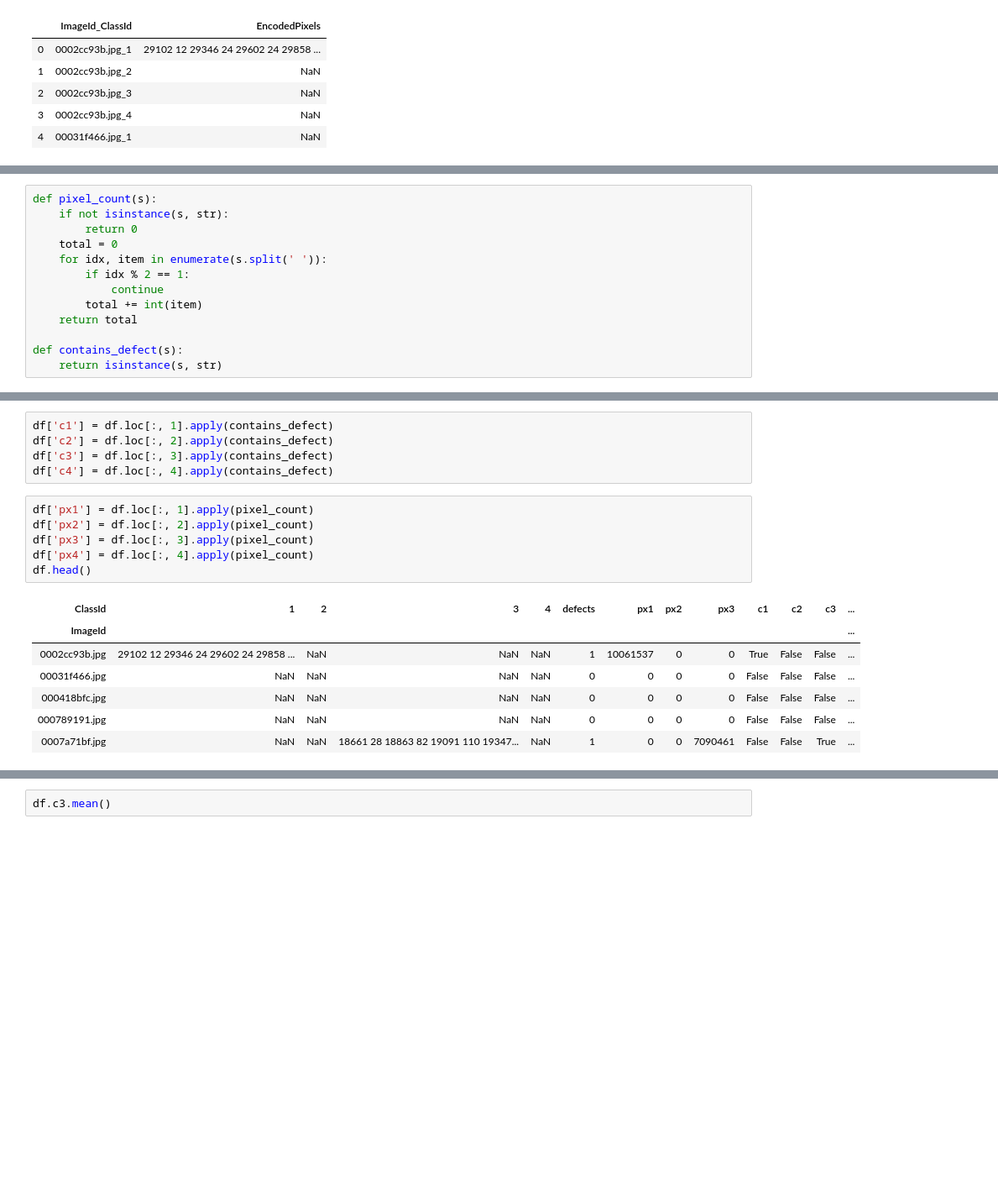
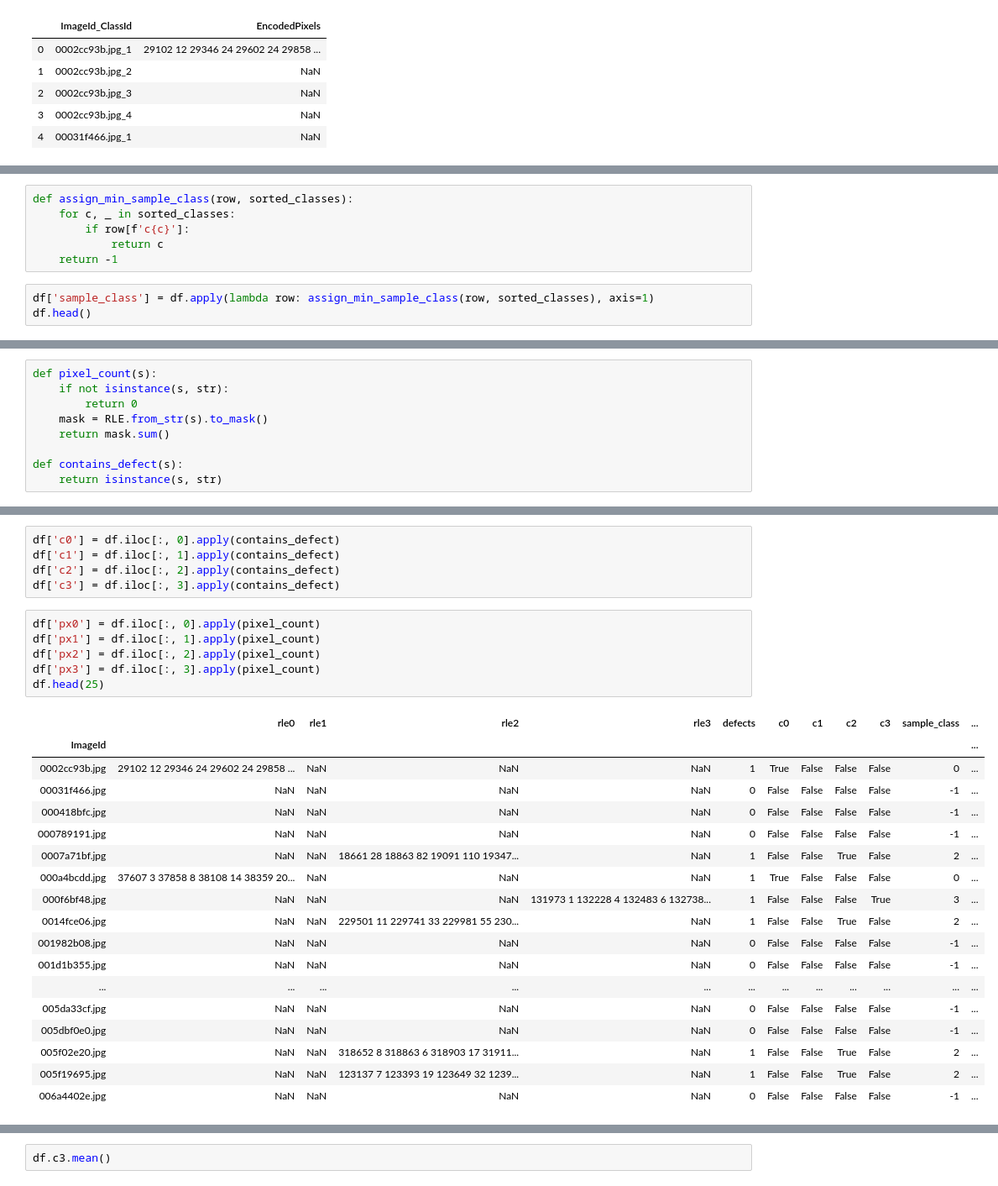
Before and after one commit to khornlund/severstal-steel-defect-detection, a Jupyter notebook: notebook/class-eda.ipynb, the cells around one changed output, grey strips where cells are left out. Shown: that part at 84% size. Saved outputs shown, nothing was run; the diff lists cells and outputs as text; blank space fills up the shorter version.

```diff
--- a/notebook/class-eda.ipynb
+++ b/notebook/class-eda.ipynb
@@ -46,0 +56,9 @@ df.defects.max()
+# %%
+def assign_min_sample_class(row, sorted_classes):
+    for c, _ in sorted_classes:
+        if row[f'c{c}']:
+            return c
+    return -1
+# %%
+df['sample_class'] = df.apply(lambda row: assign_min_sample_class(row, sorted_classes), axis=1)
+df.head()
@@ -48,12 +74,8 @@ df.defects.max()
 def pixel_count(s):
     if not isinstance(s, str):
         return 0
-    total = 0
-    for idx, item in enumerate(s.split(' ')):
-        if idx % 2 == 1:
-            continue
-        total += int(item)
-    return total
+    mask = RLE.from_str(s).to_mask()
+    return mask.sum()
 
 def contains_defect(s):
     return isinstance(s, str)
@@ -60,19 +98,30 @@ def contains_defect(s):
 # %%
-df['c1'] = df.loc[:, 1].apply(contains_defect)
-df['c2'] = df.loc[:, 2].apply(contains_defect)
-df['c3'] = df.loc[:, 3].apply(contains_defect)
-df['c4'] = df.loc[:, 4].apply(contains_defect)
+df['c0'] = df.iloc[:, 0].apply(contains_defect)
+df['c1'] = df.iloc[:, 1].apply(contains_defect)
+df['c2'] = df.iloc[:, 2].apply(contains_defect)
+df['c3'] = df.iloc[:, 3].apply(contains_defect)
 # %%
-df['px1'] = df.loc[:, 1].apply(pixel_count)
-df['px2'] = df.loc[:, 2].apply(pixel_count)
-df['px3'] = df.loc[:, 3].apply(pixel_count)
-df['px4'] = df.loc[:, 4].apply(pixel_count)
-df.head()
+df['px0'] = df.iloc[:, 0].apply(pixel_count)
+df['px1'] = df.iloc[:, 1].apply(pixel_count)
+df['px2'] = df.iloc[:, 2].apply(pixel_count)
+df['px3'] = df.iloc[:, 3].apply(pixel_count)
+df.head(25)
 # %% [output]
-| ClassId | 1 | 2 | 3 | 4 | defects | px1 | px2 | px3 | c1 | c2 | c3 | ... |
-| ImageId |  |  |  |  |  |  |  |  |  |  |  | ... |
-| 0002cc93b.jpg | 29102 12 29346 24 29602 24 29858 ... | NaN | NaN | NaN | 1 | 10061537 | 0 | 0 | True | False | False | ... |
-| 00031f466.jpg | NaN | NaN | NaN | NaN | 0 | 0 | 0 | 0 | False | False | False | ... |
-| 000418bfc.jpg | NaN | NaN | NaN | NaN | 0 | 0 | 0 | 0 | False | False | False | ... |
-| 000789191.jpg | NaN | NaN | NaN | NaN | 0 | 0 | 0 | 0 | False | False | False | ... |
-| 0007a71bf.jpg | NaN | NaN | 18661 28 18863 82 19091 110 19347... | NaN | 1 | 0 | 0 | 7090461 | False | False | True | ... |
+|  | rle0 | rle1 | rle2 | rle3 | defects | c0 | c1 | c2 | c3 | sample_class | ... |
+| ImageId |  |  |  |  |  |  |  |  |  |  | ... |
+| 0002cc93b.jpg | 29102 12 29346 24 29602 24 29858 ... | NaN | NaN | NaN | 1 | True | False | False | False | 0 | ... |
+| 00031f466.jpg | NaN | NaN | NaN | NaN | 0 | False | False | False | False | -1 | ... |
+| 000418bfc.jpg | NaN | NaN | NaN | NaN | 0 | False | False | False | False | -1 | ... |
+| 000789191.jpg | NaN | NaN | NaN | NaN | 0 | False | False | False | False | -1 | ... |
+| 0007a71bf.jpg | NaN | NaN | 18661 28 18863 82 19091 110 19347... | NaN | 1 | False | False | True | False | 2 | ... |
+| 000a4bcdd.jpg | 37607 3 37858 8 38108 14 38359 20... | NaN | NaN | NaN | 1 | True | False | False | False | 0 | ... |
+| 000f6bf48.jpg | NaN | NaN | NaN | 131973 1 132228 4 132483 6 132738... | 1 | False | False | False | True | 3 | ... |
+| 0014fce06.jpg | NaN | NaN | 229501 11 229741 33 229981 55 230... | NaN | 1 | False | False | True | False | 2 | ... |
+| 001982b08.jpg | NaN | NaN | NaN | NaN | 0 | False | False | False | False | -1 | ... |
+| 001d1b355.jpg | NaN | NaN | NaN | NaN | 0 | False | False | False | False | -1 | ... |
+| ... | ... | ... | ... | ... | ... | ... | ... | ... | ... | ... | ... |
+| 005da33cf.jpg | NaN | NaN | NaN | NaN | 0 | False | False | False | False | -1 | ... |
+| 005dbf0e0.jpg | NaN | NaN | NaN | NaN | 0 | False | False | False | False | -1 | ... |
+| 005f02e20.jpg | NaN | NaN | 318652 8 318863 6 318903 17 31911... | NaN | 1 | False | False | True | False | 2 | ... |
+| 005f19695.jpg | NaN | NaN | 123137 7 123393 19 123649 32 1239... | NaN | 1 | False | False | True | False | 2 | ... |
+| 006a4402e.jpg | NaN | NaN | NaN | NaN | 0 | False | False | False | False | -1 | ... |
```
Also changed, not shown: parts of 24 cells of this notebook, 13 other files.
